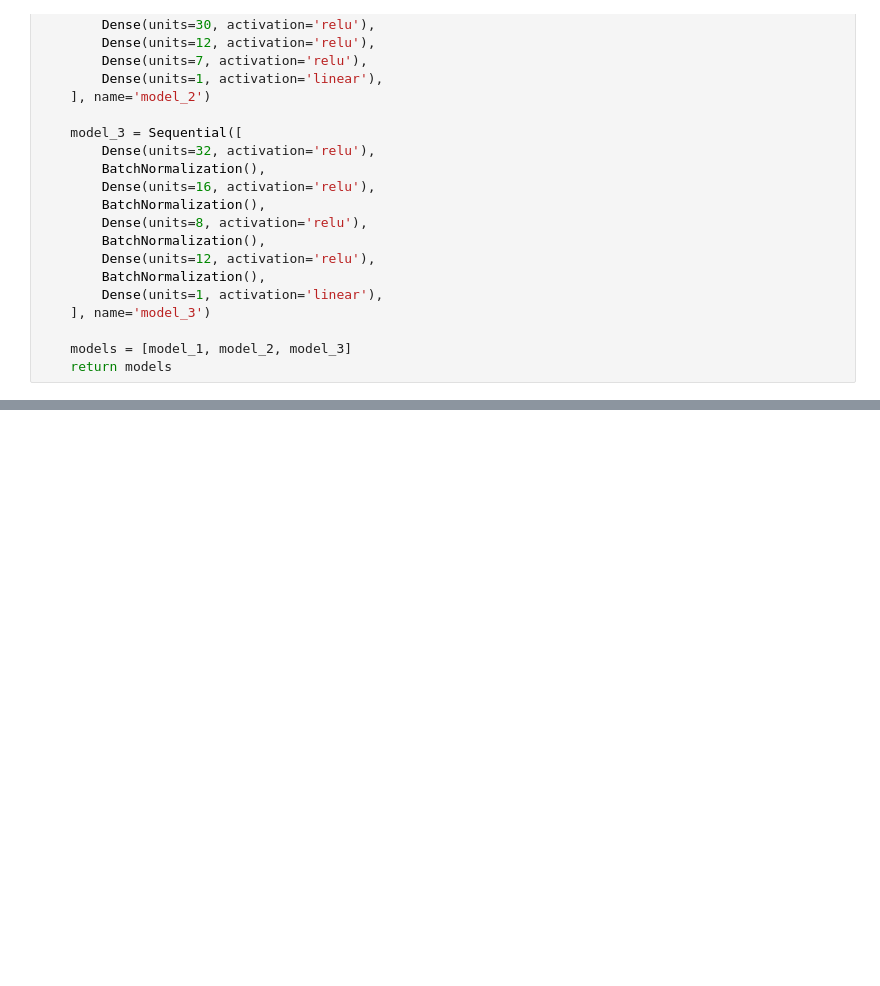
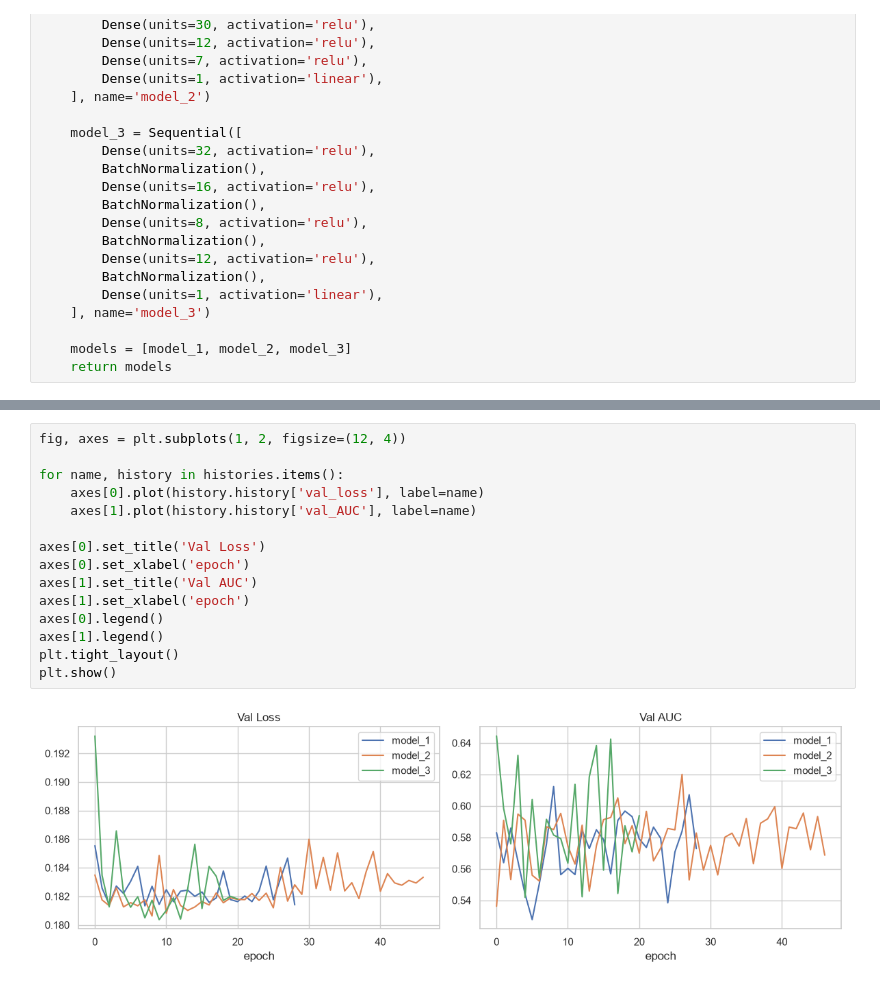
Before and after one commit to coretlwww/credit-risk-prediction, a Jupyter notebook: notebooks/03_modeling.ipynb, the cells around one changed output, grey strips where cells are left out. Cells and saved outputs as stored; diff of their text form; blank space fills up the shorter version.

```diff
--- a/notebooks/03_modeling.ipynb
+++ b/notebooks/03_modeling.ipynb
@@ -154,3 +156,20 @@ model_3: ROC-AUC=0.8533, F1=0.4388
+# %%
+fig, axes = plt.subplots(1, 2, figsize=(12, 4))
+
+for name, history in histories.items():
+    axes[0].plot(history.history['val_loss'], label=name)
+    axes[1].plot(history.history['val_AUC'], label=name)
+
+axes[0].set_title('Val Loss')
+axes[0].set_xlabel('epoch')
+axes[1].set_title('Val AUC')
+axes[1].set_xlabel('epoch')
+axes[0].legend()
+axes[1].legend()
+plt.tight_layout()
+plt.show()
+# %% [output]
+[figure, added]
 # %%
 results_df = pd.DataFrame(scores).sort_values('roc_auc', ascending=False)
 results_df
```
Also changed, not shown: parts of 21 cells of this notebook, 16 other files.
